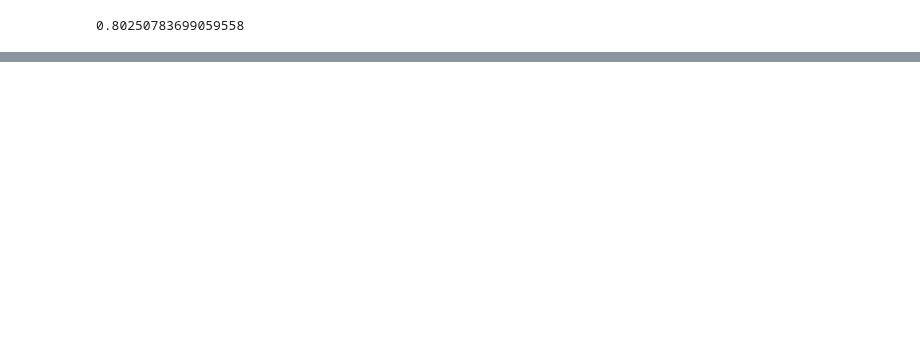
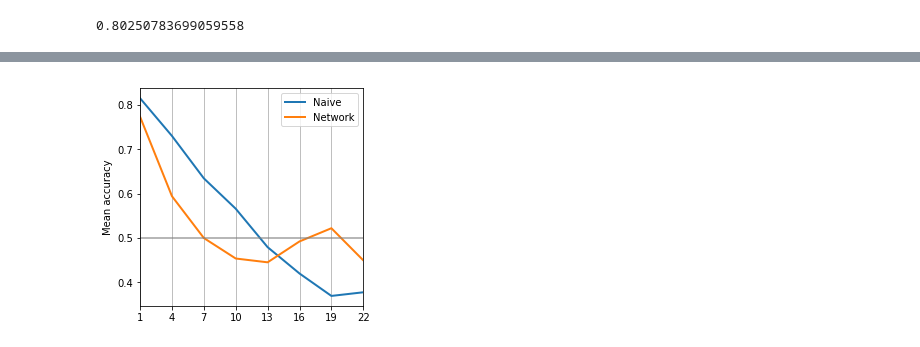
Before and after one commit to leyhline/vix-term-structure, a Jupyter notebook: classification.ipynb, the cells around one changed output, grey strips where cells are left out. Saved outputs shown, nothing was run; the diff lists cells and outputs as text; code cells hidden in the pictures; blank space fills up the shorter version.

```diff
--- a/classification.ipynb
+++ b/classification.ipynb
@@ -180,0 +221,17 @@ That's a kind of boring result
+# %%
+plt.figure(figsize=(4,4))
+plt.plot(list(results_dict.keys()),
+         [results_dict[i].loc["Naive"].mean() for i in results_dict],
+         list(results_dict.keys()),
+         [results_dict[i].loc["Network"].mean() for i in results_dict],
+         linewidth=2)
+plt.legend(("Naive", "Network"))
+plt.ylabel("Mean accuracy")
+plt.axhline(0.5, color="grey", alpha=0.75)
+plt.xlim(1, 22)
+plt.grid(axis="x")
+plt.xticks(list(results_dict.keys()))
+plt.savefig("classification-all.pdf", format="pdf", dpi=300, bbox_inches="tight")
+plt.show()
+# %% [output]
+[figure, added]
```
Also changed, not shown: parts of 8 cells of this notebook.
